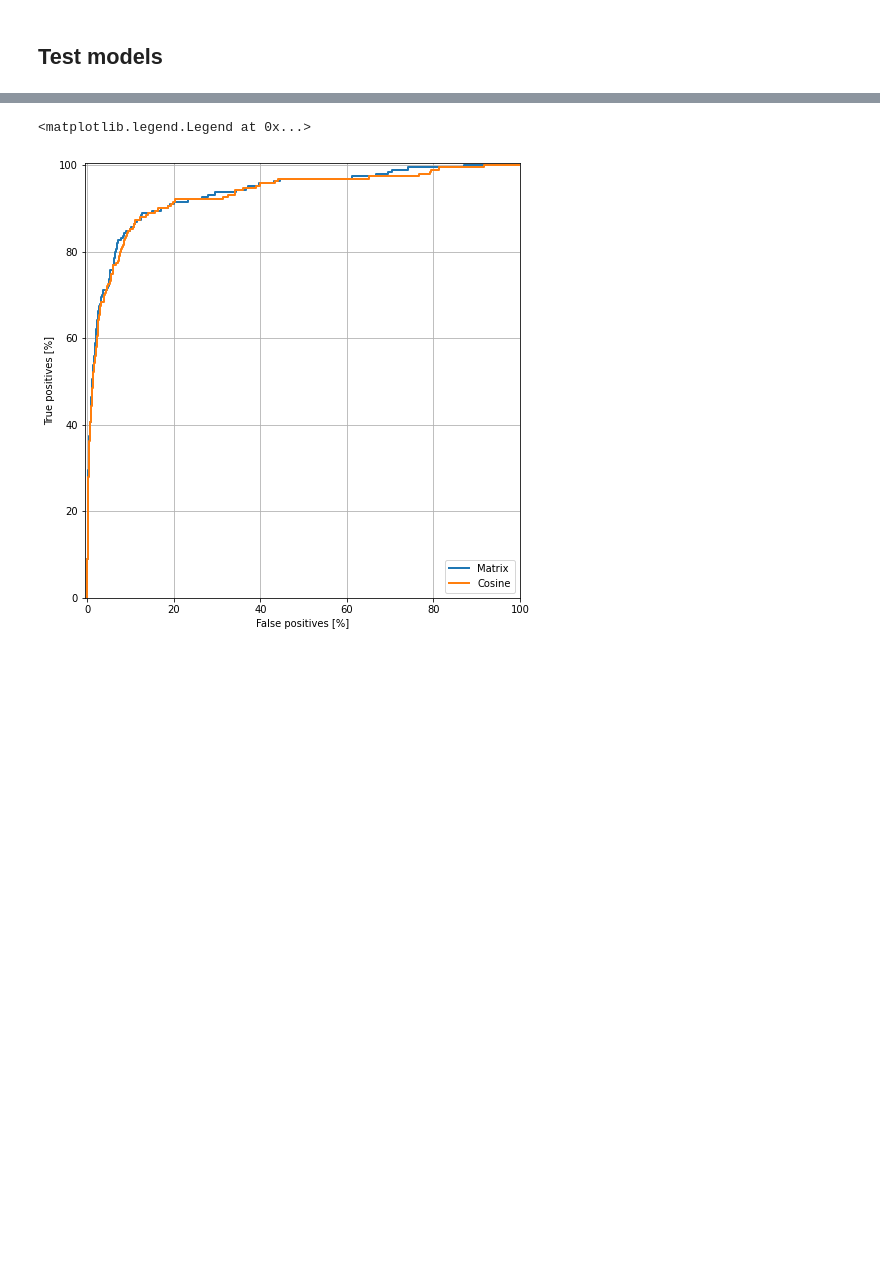
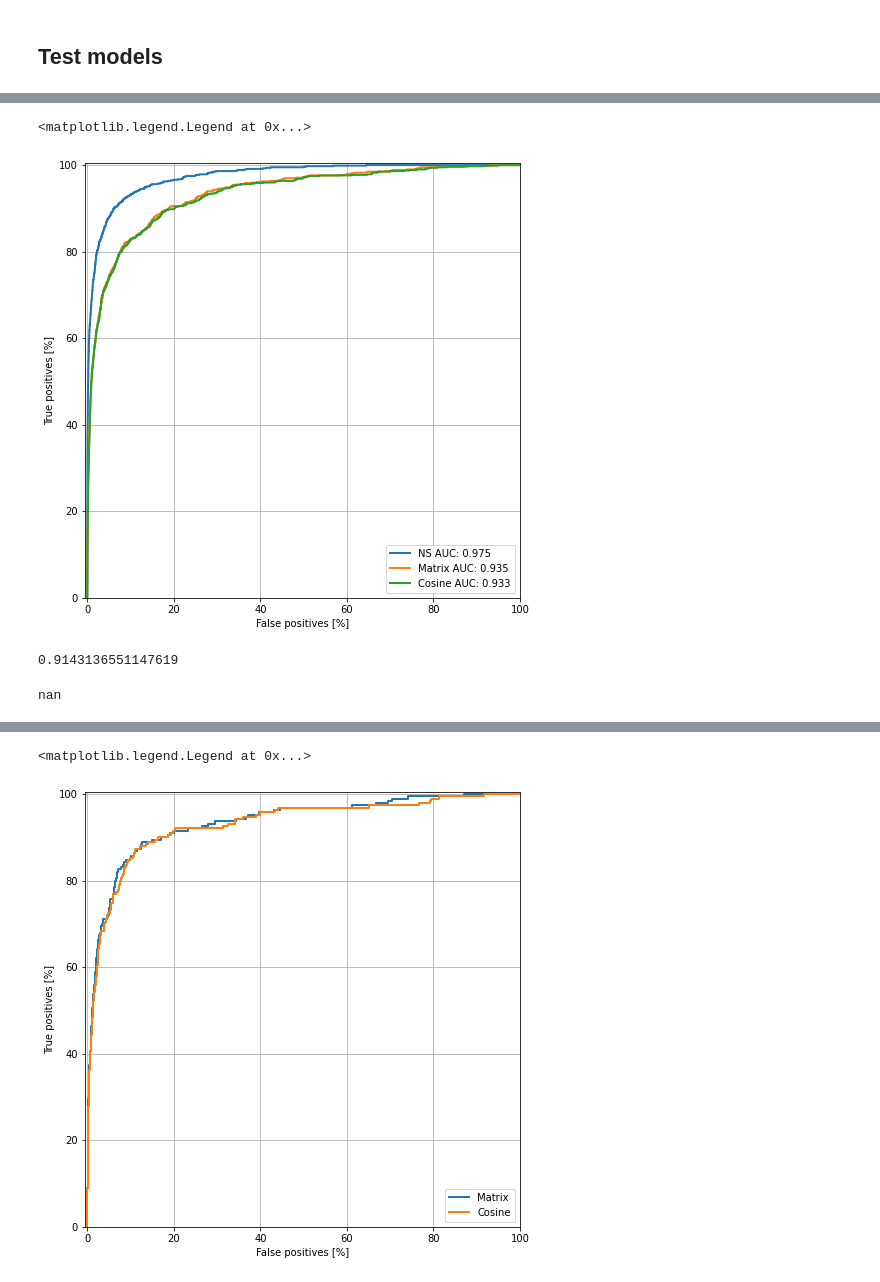
Before and after one commit to holmesec/Learning-with-ChatGPT-web-demo, a Jupyter notebook: dev/Neural Search/notebook.ipynb, the cells around one changed output, grey strips where cells are left out. Saved outputs shown, nothing was run; the diff lists cells and outputs as text; code cells hidden in the pictures; blank space fills up the shorter version.

```diff
--- a/dev/Neural Search/notebook.ipynb
+++ b/dev/Neural Search/notebook.ipynb
@@ -211,5 +336,5 @@ with tqdm(total=itt*n_epochs) as pbar:
 # %% [markdown]
 ## Test models
 # %%
-y_nn_preds = neural_net.predict(X_test)
+y_nn_preds = neural_net.predict(X_test_all_ctx)
 # %% [output]
@@ -217,3 +342,18 @@ y_nn_preds = neural_net.predict(X_test)
+# %%
+y_cosine_preds = [np.dot(a, b)/(np.linalg.norm(a)*np.linalg.norm(b)) for a,b in zip(X_test_all_ctx[:,:1536//2], X_test_all_ctx[:,1536//2:])]
+# %%
+W = tf.exp(1/2*T).numpy()
+y_matrix_preds_batch_os = [((a*W).T@(b*W))/(np.linalg.norm(a*W)*np.linalg.norm(b*W)) for a,b in zip(X_test_all_ctx[:,:1536//2], X_test_all_ctx[:,1536//2:])]
+# %%
+plt.figure(figsize=(16,8))
+plot_roc("NS", y_test_all_ctx, y_nn_preds)
+#plot_roc("Matrix", y_test_all_ctx, y_matrix_preds)
+plot_roc("Matrix", y_test_all_ctx, y_matrix_preds_batch_os)
+plot_roc("Cosine", y_test_all_ctx, y_cosine_preds)
+plt.legend(loc='lower right')
+# %% [output]
+<matplotlib.legend.Legend at 0x...>
+[figure, added]
 # %%
 W = tf.exp(1/2*T).numpy()
 y_matrix_preds = [((a*W).T@(b*W))/(np.linalg.norm(a*W)*np.linalg.norm(b*W)) for a,b in zip(X_test[:,:1536//2], X_test[:,1536//2:])]
@@ -233,3 +373,12 @@ def plot_roc(name, labels, predictions, **kwargs):
   plt.grid(True)
   ax = plt.gca()
   ax.set_aspect('equal')
+# %%
+roc_auc_score(y_test, y_cosine_preds)
+# %% [output]
+0.9143136551147619
+# %%
+fpr, tpr, thresholds = roc_curve(y_test, y_cosine_preds, pos_label=2)
+auc(fpr, tpr)
+# %% [output]
+nan
```
Also changed, not shown: parts of 17 cells of this notebook, 1 other file.
